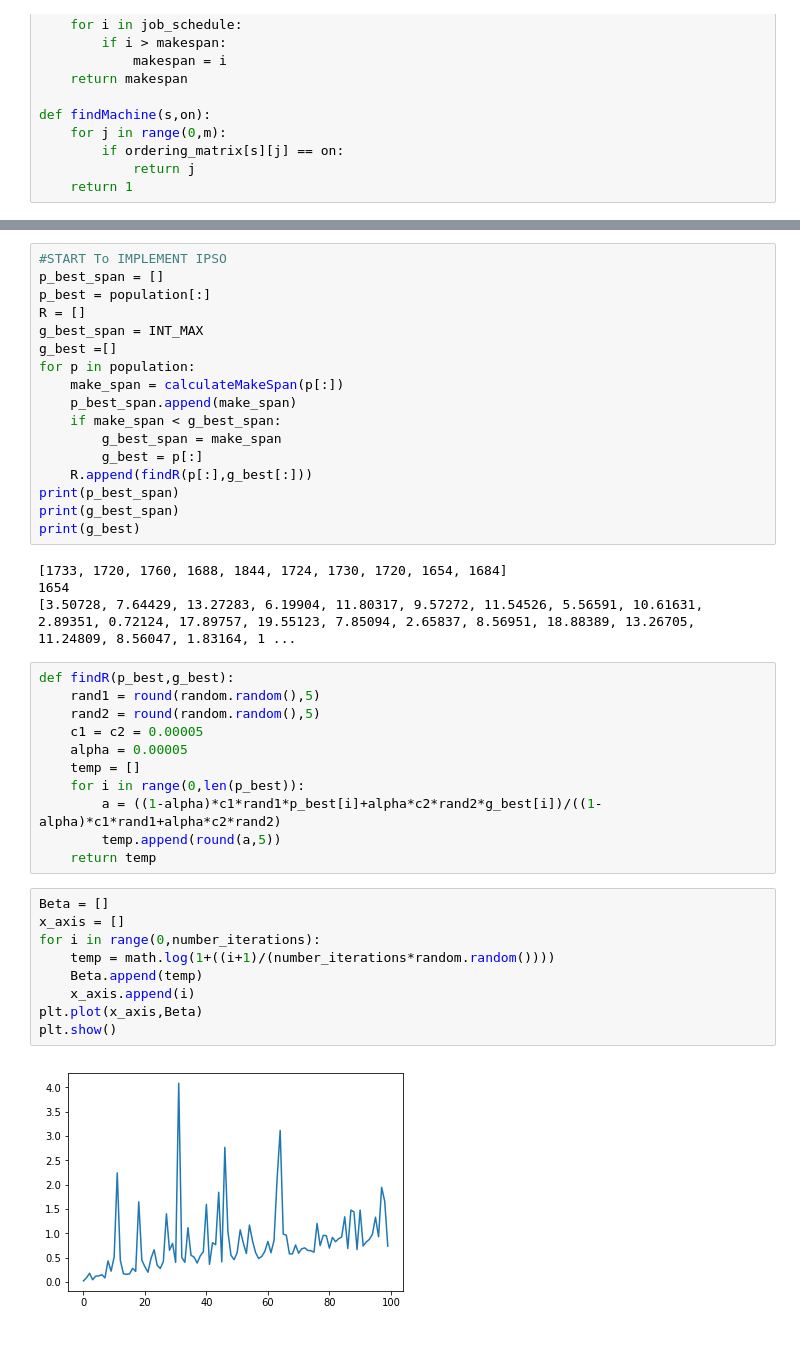
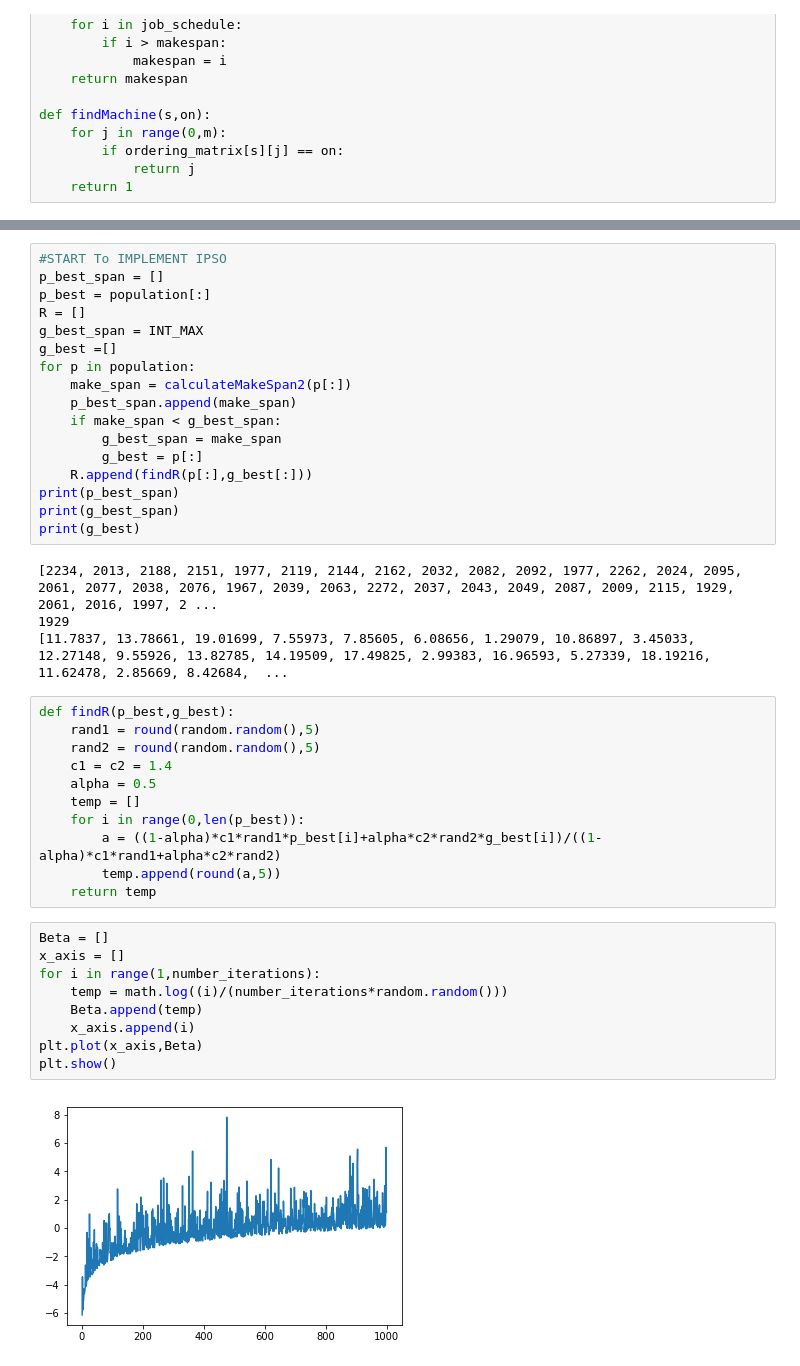
Before and after one commit to divsharma-usc/SJJP-Optimization, a Jupyter notebook: pso/PSO.ipynb, the cells around one changed output, grey strips where cells are left out. Drawn from its saved outputs; the diff is of its cells as text.

```diff
--- a/pso/PSO.ipynb
+++ b/pso/PSO.ipynb
@@ -210,7 +209,7 @@ R = []
 g_best_span = INT_MAX
 g_best =[]
 for p in population:
-    make_span = calculateMakeSpan(p[:])
+    make_span = calculateMakeSpan2(p[:])
     p_best_span.append(make_span)
     if make_span < g_best_span:
         g_best_span = make_span
@@ -220,15 +219,15 @@ print(p_best_span)
 print(g_best_span)
 print(g_best)
 # %% [output]
-[1733, 1720, 1760, 1688, 1844, 1724, 1730, 1720, 1654, 1684]
-1654
-[3.50728, 7.64429, 13.27283, 6.19904, 11.80317, 9.57272, 11.54526, 5.56591, 10.61631, 2.89351, 0.72124, 17.89757, 19.55123, 7.85094, 2.65837, 8.56951, 18.88389, 13.26705, 11.24809, 8.56047, 1.83164, 1 ...
+[2234, 2013, 2188, 2151, 1977, 2119, 2144, 2162, 2032, 2082, 2092, 1977, 2262, 2024, 2095, 2061, 2077, 2038, 2076, 1967, 2039, 2063, 2272, 2037, 2043, 2049, 2087, 2009, 2115, 1929, 2061, 2016, 1997, 2 ...
+1929
+[11.7837, 13.78661, 19.01699, 7.55973, 7.85605, 6.08656, 1.29079, 10.86897, 3.45033, 12.27148, 9.55926, 13.82785, 14.19509, 17.49825, 2.99383, 16.96593, 5.27339, 18.19216, 11.62478, 2.85669, 8.42684,  ...
 # %%
 def findR(p_best,g_best):
     rand1 = round(random.random(),5)
     rand2 = round(random.random(),5)
-    c1 = c2 = 0.00005
-    alpha = 0.00005
+    c1 = c2 = 1.4
+    alpha = 0.5
     temp = []
     for i in range(0,len(p_best)):
         a = ((1-alpha)*c1*rand1*p_best[i]+alpha*c2*rand2*g_best[i])/((1-alpha)*c1*rand1+alpha*c2*rand2)
@@ -237,12 +236,12 @@ def findR(p_best,g_best):
 # %%
 Beta = []
 x_axis = []
-for i in range(0,number_iterations):
-    temp = math.log(1+((i+1)/(number_iterations*random.random())))
+for i in range(1,number_iterations):
+    temp = math.log((i)/(number_iterations*random.random()))
     Beta.append(temp)
     x_axis.append(i)
 plt.plot(x_axis,Beta)
 plt.show()
 # %% [output]
-[figure, old version]
+[figure, new version]
 # %%
```
Also changed, not shown: parts of 9 cells of this notebook, 2 other files.
